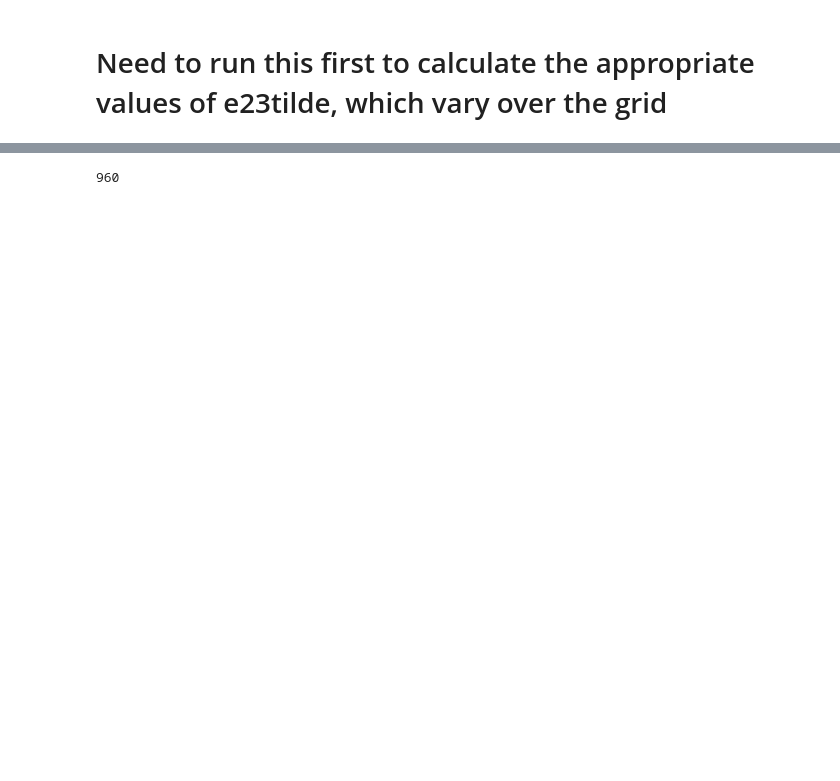
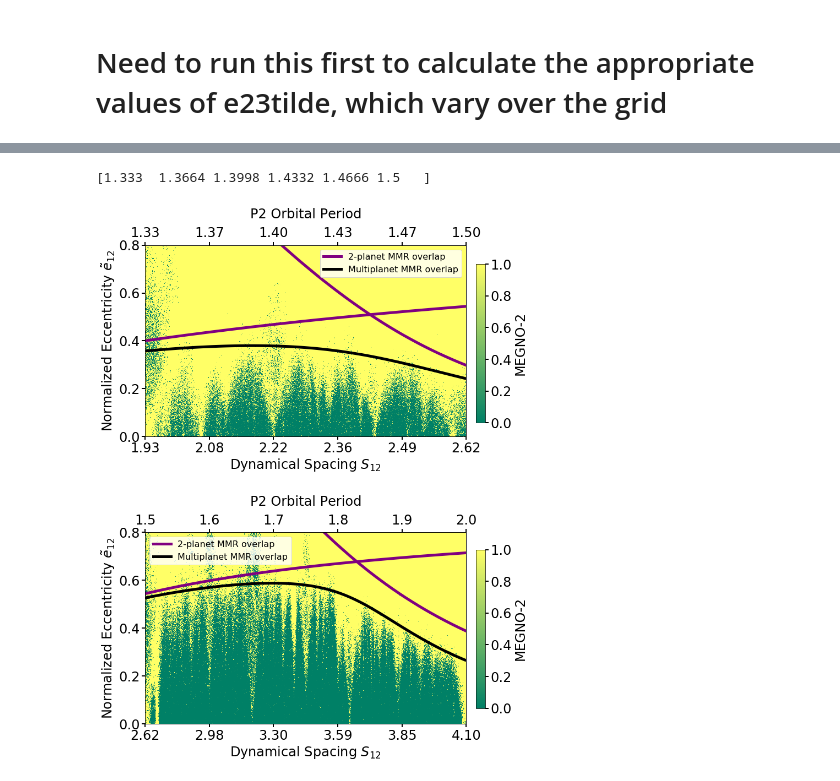
Before and after one commit to dtamayo/chaospaper, a Jupyter notebook: multipleMMRsEigenmode.ipynb, the cells around one changed output, grey strips where cells are left out. Saved outputs shown, nothing was run; the diff lists cells and outputs as text; code cells hidden in the pictures; blank space fills up the shorter version.

```diff
--- a/multipleMMRsEigenmode.ipynb
+++ b/multipleMMRsEigenmode.ipynb
@@ -426,7 +275,3 @@ Wall time: 2min 36s
-# %%
-len(etilde23overetilde12sclose)
-# %% [output]
-960
 # %%
 from matplotlib.lines import Line2D
 plt.style.use('paper')
@@ -447,20 +292,22 @@ Nes = 320
 P12s = np.linspace(Pmin, Pmax, NPs)
 etildes = np.linspace(0, etildemax, Nes)
 
-megno = np.load('3p_eigenmode_close_2e4.npy')
+megno = np.load('multipleMMRsEigenMode_close.npy')
+etilde23overetilde12sclose = np.load('eratio_close.npy')
+
 X,Y,Z = get_centered_grid(1/P12s, etildes, np.array(megno)-2)
-im = ax.pcolormesh(X, Y, Z, vmin=0, vmax=5, cmap="RdYlGn_r")
+im = ax.pcolormesh(X, Y, Z, vmin=0, vmax=1, cmap="summer", rasterized=True)
 ax.set_xlabel(r"$P2/P1$")
 
 deltas = (1-P12s**(2/3))/(2*mu/3)**(1/4)
-ax.plot(1/P12s, np.exp(-2.2*deltas**(-4/3)), color='orange', lw=5)
+ax.plot(1/P12s, np.exp(-2.2*deltas**(-4/3)), color='purple', lw=5)
 
 P23s = 1/P12s/P3
 m12 = 2*mu/3
 m23 = 2*mu/3
 
 deltas23 = (1-P23s**(2/3))/m23**(1/4)
-ax.plot(1/P12s, np.exp(-2.2*deltas23**(-4/3))/np.array(etilde23overetilde12sclose), color='orange', lw=5)
+ax.plot(1/P12s, np.exp(-2.2*deltas23**(-4/3))/np.array(etilde23overetilde12sclose), color='purple', lw=5)
 
 P12sgrid, etildes12grid = np.meshgrid(P12s, etildes)
 P23sgrid, _ = np.meshgrid(P23s, etildes)
@@ -476,29 +323,40 @@ tau23H18 = 1.15/deltas23grid**2/np.abs(np.log(etildes23grid**0.5))**(3/2)
 taulow = tau12low + tau23low
 tauH18 = tau12H18 + tau23H18
 
-cs = ax.contour(1/P12sgrid, etildes12grid, tauH18, levels=[1], colors='w', linewidths=[5])
-ax.clabel(cs, inline=True, fontsize=10)
+cs = ax.contour(1/P12sgrid, etildes12grid, tauH18, levels=[1], colors='k', linewidths=[5])
 
-custom_lines = [Line2D([0], [0], color='orange', lw=5), Line2D([0], [0], color='w', lw=5)]
-ax.legend(custom_lines, ['2-planet criteria', '3-planet criterion'])
+custom_lines = [Line2D([0], [0], color='purple', lw=5), Line2D([0], [0], color='black', lw=5)]
+ax.legend(custom_lines, ['2-planet MMR overlap', 'Multiplanet MMR overlap'])
+
 
 ax.set_xlim([1/P12s.max(), 1/P12s.min()])
 ax.set_ylim([etildes.min(), etildes.max()])
 ax.set_ylabel(r'$e_{12}/e_{\rm{cross}}$', fontsize=24)
 
 
-fig.subplots_adjust(right=0.9, wspace=0.05)
-cbar_ax = fig.add_axes([0.92, 0.55, 0.02, 0.3])
+cbar_ax = fig.add_axes([0.82, 0.6, 0.02, 0.25])
 #cbar_ax.axis('off')
 cb = fig.colorbar(im, cax=cbar_ax)
 cb.set_label("MEGNO-2", fontsize=24)
 
 cb.ax.tick_params(labelsize=24)
 
+ax.set_xticks(np.linspace(1.333, 1.5, 6))
+ax.set_xticklabels(["{0:.2f}".format(d) for d in ax.get_xticks()])
+
 ax.tick_params(axis='both', which='major', labelsize=24)
 ax.tick_params(axis='both', which='minor', labelsize=8)
-ax.set_xlabel(r"$P2/P1$", fontsize=24)
-
+ax.set_xlabel("P2 Orbital Period", fontsize=24, labelpad=15)
+ax.set_ylabel(r'Normalized Eccentricity $\tilde{e}_{\rm{12}}}$')
+ax2 = ax.twiny()
+ax2.set_xticklabels(["{0:.2f}".format(d) for d in [(1-P21**(-2/3))/(2*mu/3)**(1/4) for P21 in ax.get_xticks()]], fontsize=24)
+ax2.set_xlabel(r'Dynamical Spacing $S_{12}$', fontsize=24)
+ax2.xaxis.tick_bottom()
+ax2.xaxis.set_label_position('bottom')
+#ax2.tick_params(axis='both', which='major', labelsize=18)
+print(ax.get_xticks())
+ax.xaxis.tick_top()
+ax.xaxis.set_label_position('top')
 ax = axarr[1]
 
 mu=1e-4
@@ -513,56 +371,71 @@ Nes = 320
 P12s = np.linspace(Pmin, Pmax, NPs)
 etildes = np.linspace(0, etildemax, Nes)
 
-megno = np.load('3p_eigenmode_wide_2e4.npy')
+megno = np.load('multipleMMRsEigenMode_wide.npy')
+etilde23overetilde12swide = np.load('eratio_wide.npy')
 
 X,Y,Z = get_centered_grid(1/P12s, etildes, np.array(megno)-2)
-im = ax.pcolormesh(X, Y, Z, vmin=0, vmax=5, cmap="RdYlGn_r")
-ax.set_xlabel(r"$P2/P1$")
+im = ax.pcolormesh(X, Y, Z, vmin=0, vmax=1, cmap="summer", rasterized=True)
 
 deltas = (1-P12s**(2/3))/(2*mu/3)**(1/4)
-ax.plot(1/P12s, np.exp(-2.2*deltas**(-4/3)), color='orange', lw=5)
+ax.plot(1/P12s, np.exp(-2.2*deltas**(-4/3)), color='purple', lw=5)
 
 P23s = 1/P12s/P3
 m12 = 2*mu/3
 m23 = 2*mu/3
 
 deltas23 = (1-P23s**(2/3))/m23**(1/4)
-ax.plot(1/P12s, np.exp(-2.2*deltas23**(-4/3))/np.array(etilde23overetilde12sclose), color='orange', lw=5)
+ax.plot(1/P12s, np.exp(-2.2*deltas23**(-4/3))/np.array(etilde23overetilde12sclose), color='purple', lw=5)
 
 
 P12sgrid, etildes12grid = np.meshgrid(P12s, etildes)
 P23sgrid, _ = np.meshgrid(P23s, etildes)
 etilde23overetilde12sgrid, _ = np.meshgrid(etilde23overetilde12swide, etildes)
 etildes23grid = etildes12grid*etilde23overetilde12sgrid
 
 deltas12grid = (1-P12sgrid**(2/3))/(m12)**(1/4)
 deltas23grid = (1-P23sgrid**(2/3))/(m23)**(1/4)
 tau12low = etildes12grid * (2.9/deltas12grid)**2
 tau23low = etildes23grid * (2.9/deltas23grid)**2
 tau12H18 = 1.15/deltas12grid**2/np.abs(np.log(etildes12grid**0.5))**(3/2)
 tau23H18 = 1.15/deltas23grid**2/np.abs(np.log(etildes23grid**0.5))**(3/2)
 taulow = tau12low + tau23low
 tauH18 = tau12H18 + tau23H18
 
-cs = ax.contour(1/P12sgrid, etildes12grid, tauH18, levels=[1], colors='w', linewidths=[5])
-ax.clabel(cs, inline=True, fontsize=10)
+cs = ax.contour(1/P12sgrid, etildes12grid, tauH18, levels=[1], colors='k', linewidths=[5])
 
-custom_lines = [Line2D([0], [0], color='orange', lw=5), Line2D([0], [0], color='w', lw=5)]
-ax.legend(custom_lines, ['2-planet criteria', '3-planet criterion'])
+custom_lines = [Line2D([0], [0], color='purple', lw=5), Line2D([0], [0], color='black', lw=5)]
+ax.legend(custom_lines, ['2-planet MMR overlap', 'Multiplanet MMR overlap'])
 
 ax.set_xlim([1/P12s.max(), 1/P12s.min()])
 ax.set_ylim([etildes.min(), etildes.max()])
 ax.set_ylabel(r'$e_{12}/e_{\rm{cross}}$', fontsize=24)
 
 
-fig.subplots_adjust(right=0.9, wspace=0.05)
-cbar_ax = fig.add_axes([0.92, 0.15, 0.02, 0.3])
+fig.subplots_adjust(right=0.8, wspace=0.05, hspace=0.5)
+cbar_ax = fig.add_axes([0.82, 0.15, 0.02, 0.25])
+
+#cbar_ax = fig.add_axes([0.92, 0.15, 0.02, 0.3])
 #cbar_ax.axis('off')
 cb = fig.colorbar(im, cax=cbar_ax)
 cb.set_label("MEGNO-2", fontsize=24)
 
 cb.ax.tick_params(labelsize=24)
 
 ax.tick_params(axis='both', which='major', labelsize=24)
 ax.tick_params(axis='both', which='minor', labelsize=8)
-ax.set_xlabel(r"$P2/P1$", fontsize=24)
+ax.set_xlabel("P2 Orbital Period", fontsize=24, labelpad=15)
+ax.set_ylabel(r'Normalized Eccentricity $\tilde{e}_{\rm{12}}}$')
+ax2 = ax.twiny()
+ax2.set_xticklabels(["{0:.2f}".format(d) for d in [(1-P21**(-2/3))/(2*mu/3)**(1/4) for P21 in ax.get_xticks()]], fontsize=24)
+ax2.set_xlabel(r'Dynamical Spacing $S_{12}$', fontsize=24)
+ax2.xaxis.tick_bottom()
+ax2.xaxis.set_label_position('bottom')
+#ax2.tick_params(axis='both', which='major', labelsize=18)
+
+ax.xaxis.tick_top()
+ax.xaxis.set_label_position('top')
+fig.savefig('multipleMMRs.pdf')
+# %% [output]
+[1.333  1.3664 1.3998 1.4332 1.4666 1.5   ]
+[figure, added]
```
Also changed, not shown: parts of 40 cells of this notebook, 32 other files.
